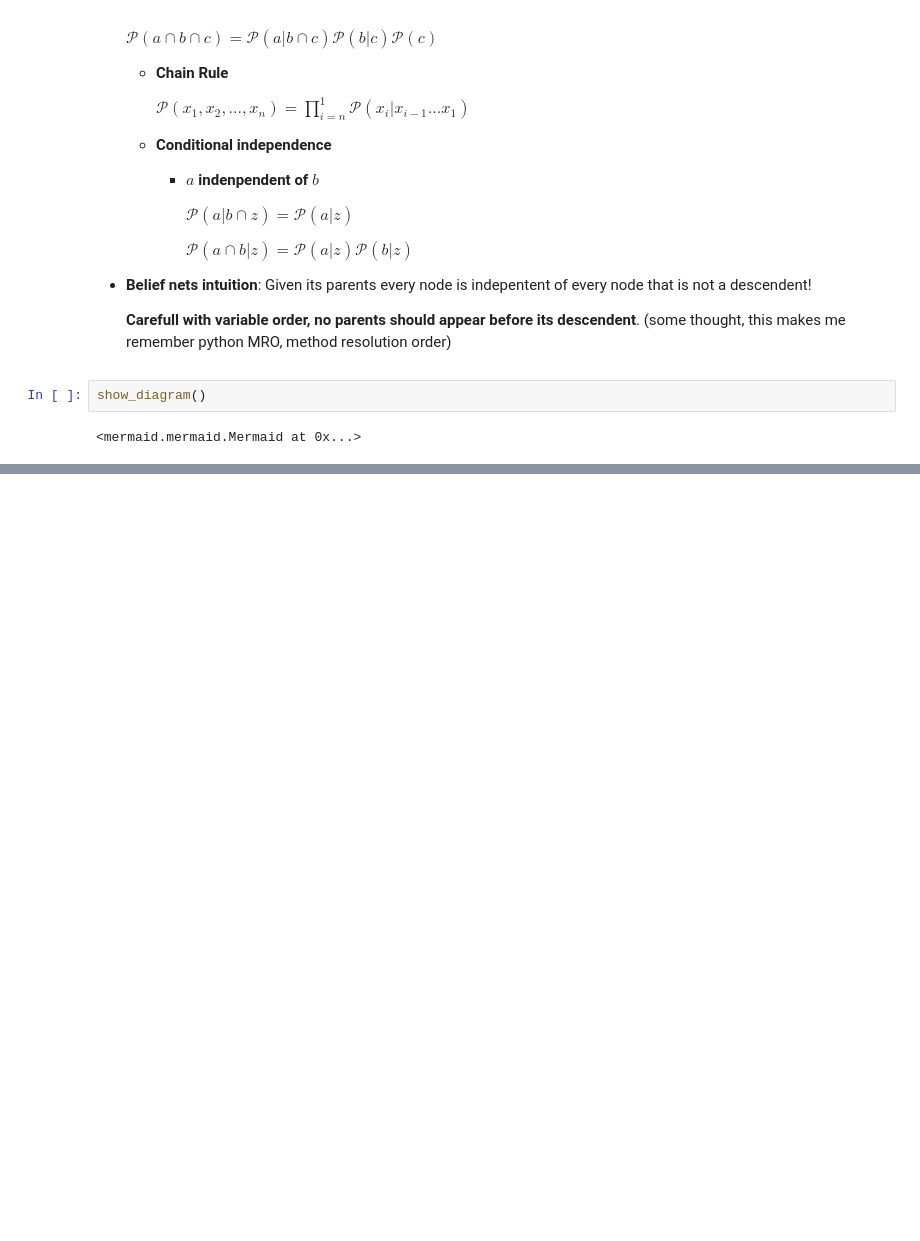
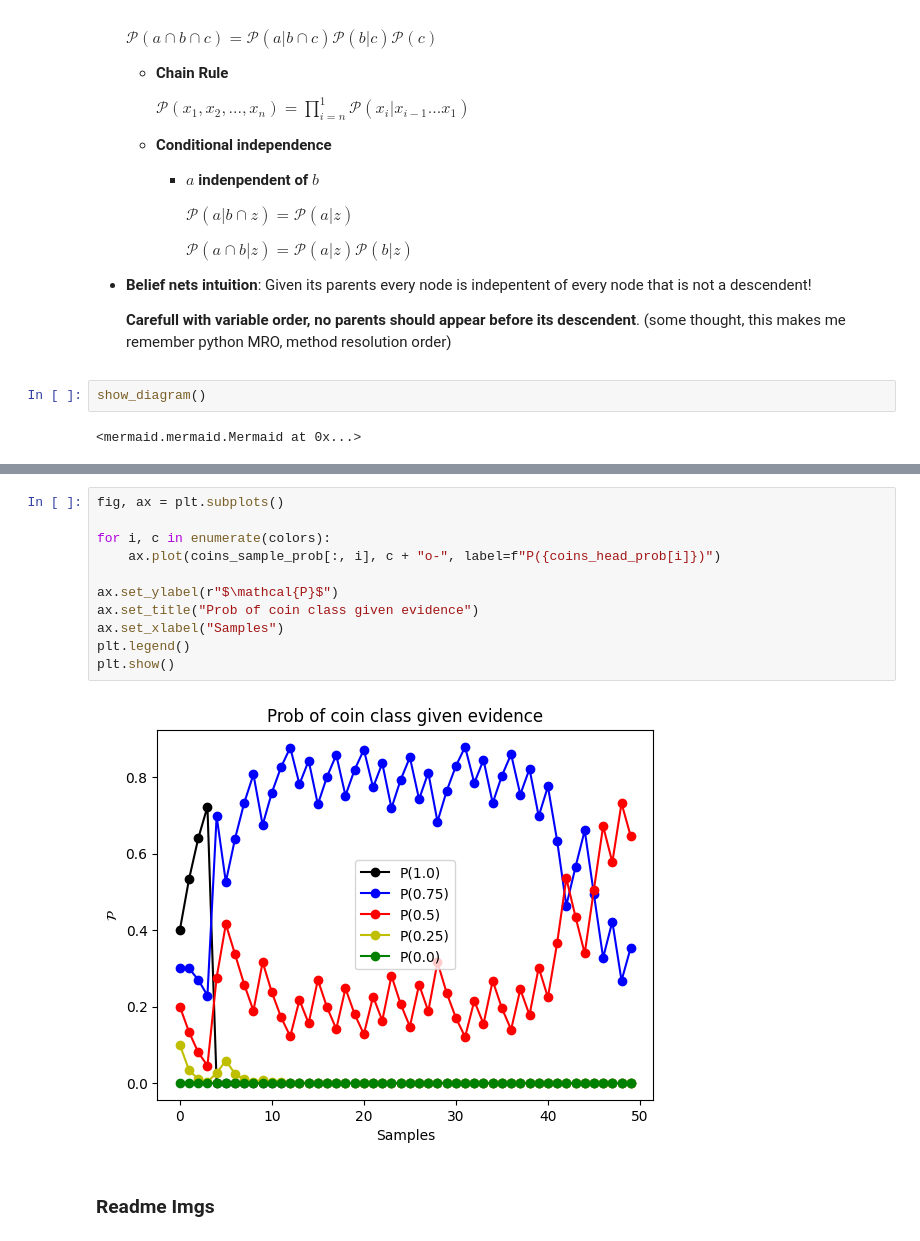
Before and after one commit to MaximoRdz/ARTIFICIAL-INTELLIGENCE, a Jupyter notebook: lab8-Probabilistic-Inference-Bayes/bayesian_inference.ipynb, the cells around one changed output, grey strips where cells are left out. Saved outputs shown, nothing was run; the diff lists cells and outputs as text; blank space fills up the shorter version.

```diff
--- a/lab8-Probabilistic-Inference-Bayes/bayesian_inference.ipynb
+++ b/lab8-Probabilistic-Inference-Bayes/bayesian_inference.ipynb
@@ -72,0 +164,15 @@ $$\mathcal{P}(c_i|e) = \frac{1}{\mathcal{Cte}} \cdot [\mathcal{P}(e_1 | c_i) \ma
+# %%
+fig, ax = plt.subplots()
+
+for i, c in enumerate(colors):
+    ax.plot(coins_sample_prob[:, i], c + "o-", label=f"P({coins_head_prob[i]})")
+
+ax.set_ylabel(r"$\mathcal{P}$")
+ax.set_title("Prob of coin class given evidence")
+ax.set_xlabel("Samples")
+plt.legend()
+plt.show()
+# %% [output]
+[figure, added]
+# %% [markdown]
+### Readme Imgs
```
Also changed, not shown: parts of 11 cells of this notebook, 5 other files.
